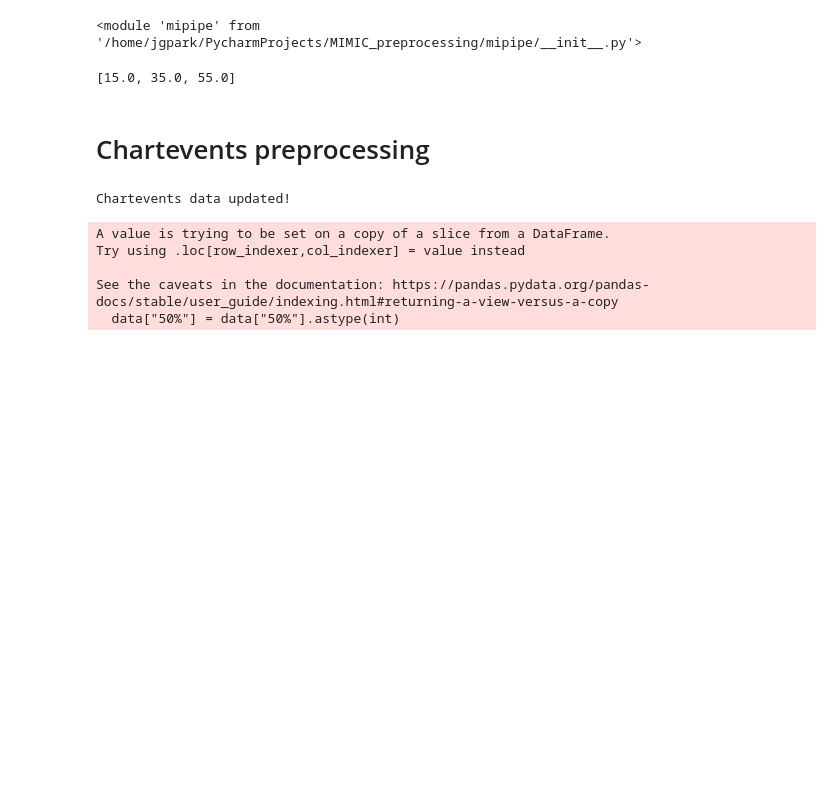
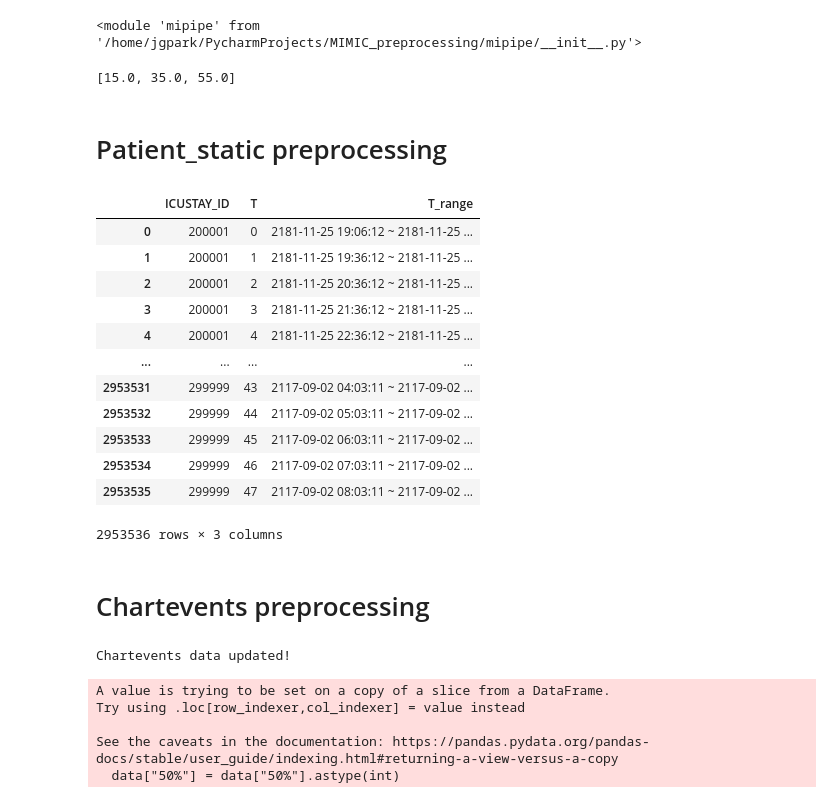
Before and after one commit to Harry-PARK/MIMIC_preprocessing, a Jupyter notebook: test.ipynb, the cells around one changed output. Cells and saved outputs as stored; diff of their text form; code cells hidden in the pictures; blank space fills up the shorter version.

Commit message:
patient_static.py: add PatientStatic class patient_static_engineering.py: make_time_T_info() test.ipynb: updated

```diff
--- a/test.ipynb
+++ b/test.ipynb
@@ -82,6 +82,29 @@ result_df = parallel_process_dataframe(df)
 print(result_df)
 # %% [output]
 [15.0, 35.0, 55.0]
+# %% [markdown]
+# Patient_static preprocessing
+# %%
+query = "SELECT * FROM patient_static"
+patients_all = pd.read_sql(query, db_engine)
+# %%
+patients_static = mip.PatientStatic()
+patients_static.load(patients_all)
+patients_static.time_T_info
+# %% [output]
+|  | ICUSTAY_ID | T | T_range |
+| 0 | 200001 | 0 | 2181-11-25 19:06:12 ~ 2181-11-25 ... |
+| 1 | 200001 | 1 | 2181-11-25 19:36:12 ~ 2181-11-25 ... |
+| 2 | 200001 | 2 | 2181-11-25 20:36:12 ~ 2181-11-25 ... |
+| 3 | 200001 | 3 | 2181-11-25 21:36:12 ~ 2181-11-25 ... |
+| 4 | 200001 | 4 | 2181-11-25 22:36:12 ~ 2181-11-25 ... |
+| ... | ... | ... | ... |
+| 2953531 | 299999 | 43 | 2117-09-02 04:03:11 ~ 2117-09-02 ... |
+| 2953532 | 299999 | 44 | 2117-09-02 05:03:11 ~ 2117-09-02 ... |
+| 2953533 | 299999 | 45 | 2117-09-02 06:03:11 ~ 2117-09-02 ... |
+| 2953534 | 299999 | 46 | 2117-09-02 07:03:11 ~ 2117-09-02 ... |
+| 2953535 | 299999 | 47 | 2117-09-02 08:03:11 ~ 2117-09-02 ... |
+2953536 rows × 3 columns
 # %% [markdown]
 # Chartevents preprocessing
 # %%
```
Also changed, not shown: parts of 6 cells of this notebook, 2 other files.
